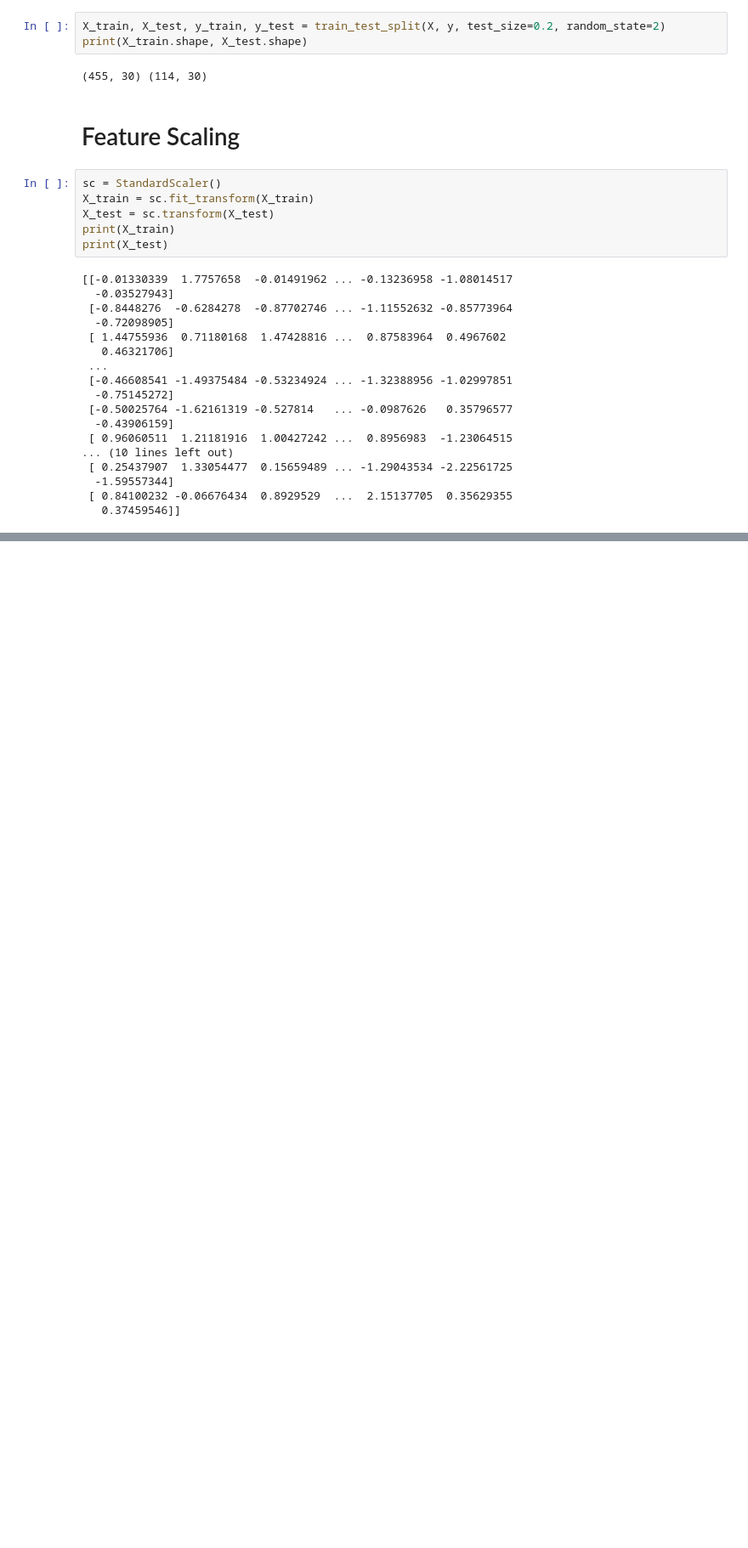
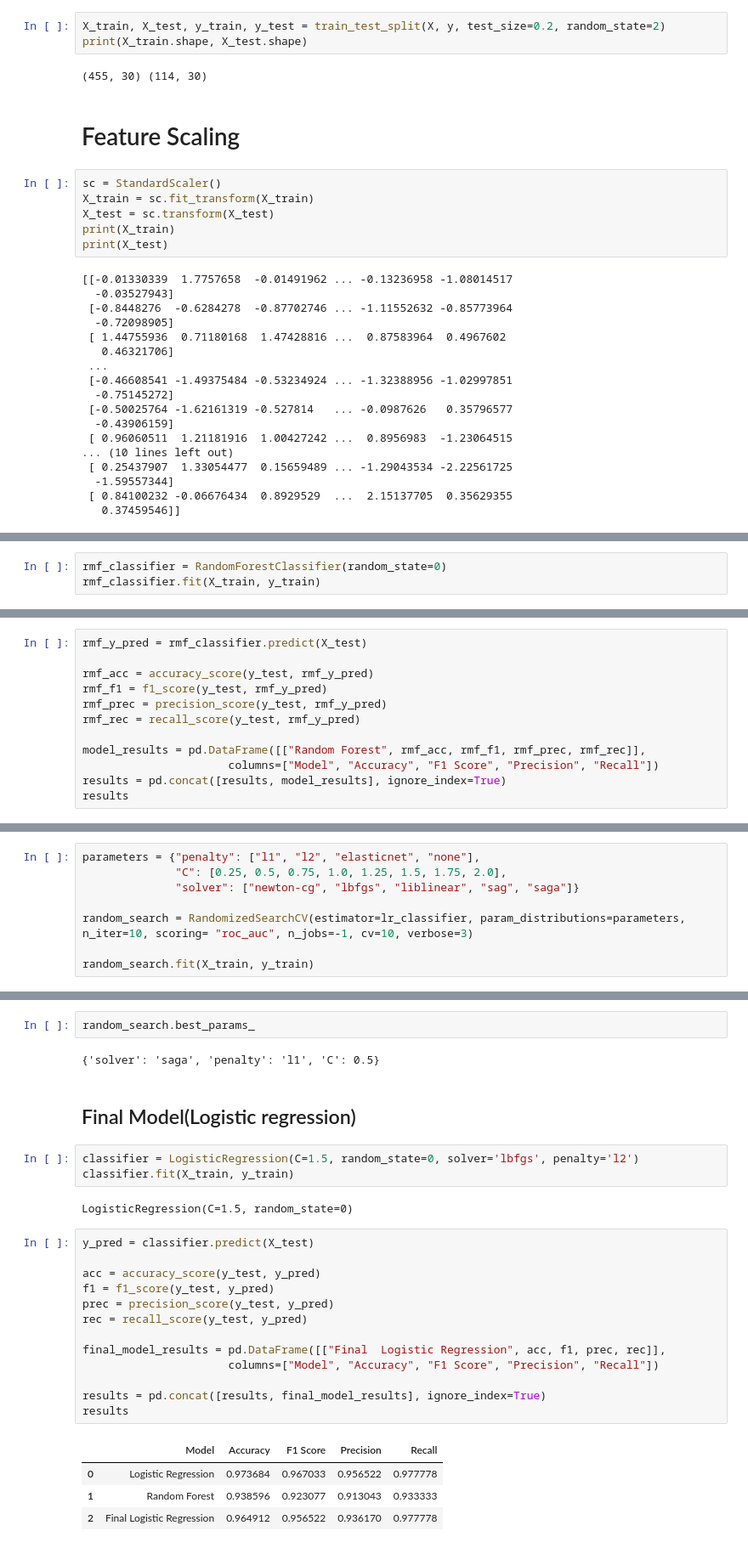
Before and after one commit to Dei-gratia/Machine-Learning-Projects, a Jupyter notebook: Machine Learning & Deep Learning Projects/Breast_Cancer_Detection.ipynb, the cells around one changed output, grey strips where cells are left out. Shown at 85% size. Saved outputs shown, nothing was run; the diff lists cells and outputs as text; blank space fills up the shorter version.

```diff
--- a/Machine Learning & Deep Learning Projects/Breast_Cancer_Detection.ipynb
+++ b/Machine Learning & Deep Learning Projects/Breast_Cancer_Detection.ipynb
@@ -272,0 +316,3 @@ print(X_test)
+# %%
+rmf_classifier = RandomForestClassifier(random_state=0)
+rmf_classifier.fit(X_train, y_train)
@@ -272,0 +321,12 @@ print(X_test)
+# %%
+rmf_y_pred = rmf_classifier.predict(X_test)
+
+rmf_acc = accuracy_score(y_test, rmf_y_pred)
+rmf_f1 = f1_score(y_test, rmf_y_pred)
+rmf_prec = precision_score(y_test, rmf_y_pred)
+rmf_rec = recall_score(y_test, rmf_y_pred)
+
+model_results = pd.DataFrame([["Random Forest", rmf_acc, rmf_f1, rmf_prec, rmf_rec]],
+                      columns=["Model", "Accuracy", "F1 Score", "Precision", "Recall"])
+results = pd.concat([results, model_results], ignore_index=True)
+results
@@ -272,0 +354,8 @@ print(X_test)
+# %%
+parameters = {"penalty": ["l1", "l2", "elasticnet", "none"],
+              "C": [0.25, 0.5, 0.75, 1.0, 1.25, 1.5, 1.75, 2.0],
+              "solver": ["newton-cg", "lbfgs", "liblinear", "sag", "saga"]}
+
+random_search = RandomizedSearchCV(estimator=lr_classifier, param_distributions=parameters, n_iter=10, scoring= "roc_auc", n_jobs=-1, cv=10, verbose=3)
+
+random_search.fit(X_train, y_train)
@@ -272,0 +399,29 @@ print(X_test)
+# %%
+random_search.best_params_
+# %% [output]
+{'solver': 'saga', 'penalty': 'l1', 'C': 0.5}
+# %% [markdown]
+## Final Model(Logistic regression)
+# %%
+classifier = LogisticRegression(C=1.5, random_state=0, solver='lbfgs', penalty='l2')
+classifier.fit(X_train, y_train)
+# %% [output]
+LogisticRegression(C=1.5, random_state=0)
+# %%
+y_pred = classifier.predict(X_test)
+
+acc = accuracy_score(y_test, y_pred)
+f1 = f1_score(y_test, y_pred)
+prec = precision_score(y_test, y_pred)
+rec = recall_score(y_test, y_pred)
+
+final_model_results = pd.DataFrame([["Final  Logistic Regression", acc, f1, prec, rec]],
+                      columns=["Model", "Accuracy", "F1 Score", "Precision", "Recall"])
+
+results = pd.concat([results, final_model_results], ignore_index=True)
+results
+# %% [output]
+|  | Model | Accuracy | F1 Score | Precision | Recall |
+| 0 | Logistic Regression | 0.973684 | 0.967033 | 0.956522 | 0.977778 |
+| 1 | Random Forest | 0.938596 | 0.923077 | 0.913043 | 0.933333 |
+| 2 | Final Logistic Regression | 0.964912 | 0.956522 | 0.936170 | 0.977778 |
```
Also changed, not shown: parts of 20 cells of this notebook.
